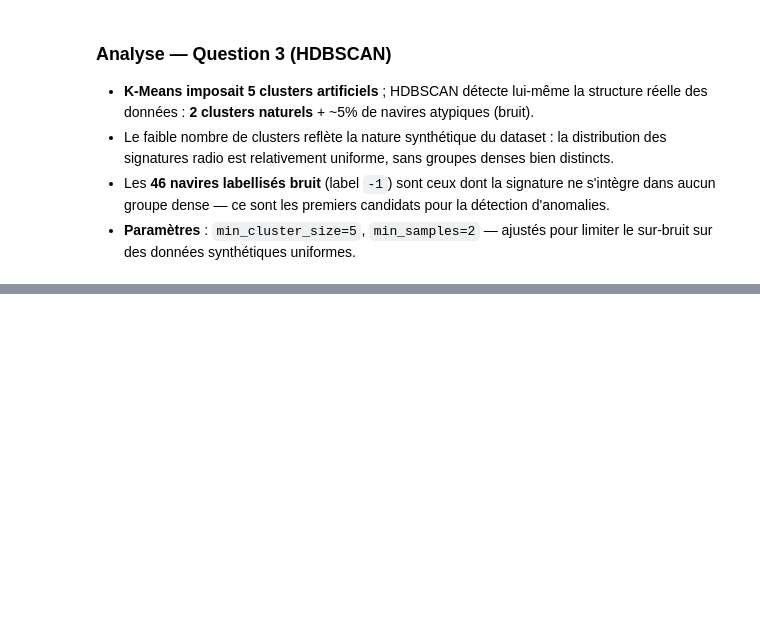
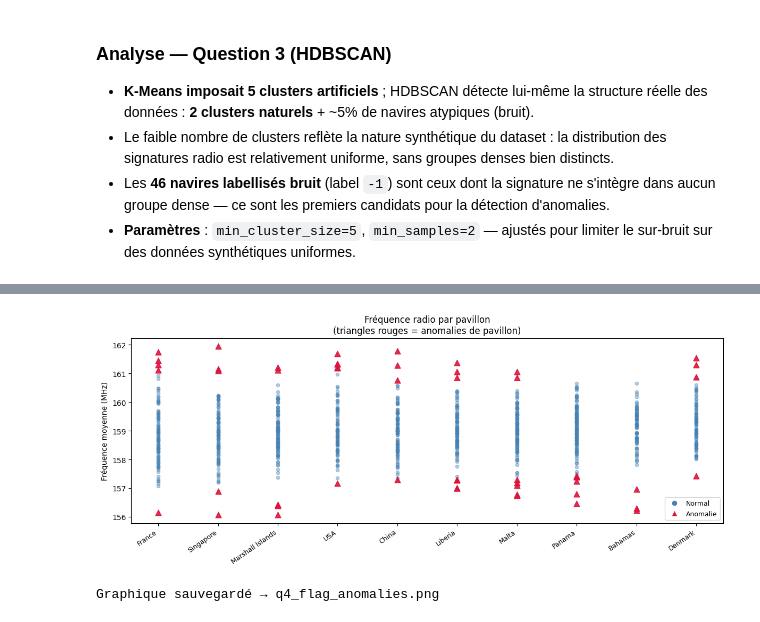
Before and after one commit to nemily-A7/hackathon, a Jupyter notebook: work/solutions_generalisation.ipynb, the cells around one changed output, grey strips where cells are left out. Drawn from its saved outputs; the diff is of its cells as text; code cells hidden in the pictures; blank space fills up the shorter version.

```diff
--- a/work/solutions_generalisation.ipynb
+++ b/work/solutions_generalisation.ipynb
@@ -271,0 +276,11 @@ Taux suspects dans le bruit       : 43.5%  (vs 49.1% global)
+# %%
+# Profils radio par pavillon (fréquence typique par flag)
+profiles = pd.read_csv(f'{OUTPUT_DIR}/ship_radio_profiles.csv')
+
+flag_stats = (profiles.groupby('flag')['mean_frequency']
+              .agg(flag_freq_mean='mean', flag_freq_std='std')
+              .reset_index())
+flag_stats['flag_freq_std'] = flag_stats['flag_freq_std'].fillna(0)
+
+print('Fréquence typique par pavillon (top 10 std) :')
+print(flag_stats.sort_values('flag_freq_std', ascending=False).head(10).to_string(index=False))
@@ -271,0 +348,35 @@ Taux suspects dans le bruit       : 43.5%  (vs 49.1% global)
+# %%
+# Visualisation : fréquence par pavillon avec anomalies surlignées
+top_flags = profiles['flag'].value_counts().head(12).index
+data_plot = profiles[profiles['flag'].isin(top_flags)].copy()
+data_plot['is_anomaly'] = data_plot['mmsi'].isin(flag_anomalies['mmsi'])
+
+fig, ax = plt.subplots(figsize=(12, 5))
+flag_order = (data_plot.groupby('flag')['mean_frequency']
+              .median().sort_values().index)
+
+for flag in flag_order:
+    subset = data_plot[data_plot['flag'] == flag]
+    normal  = subset[~subset['is_anomaly']]
+    anomaly = subset[subset['is_anomaly']]
+    x = list(flag_order).index(flag)
+    ax.scatter([x]*len(normal),  normal['mean_frequency'],  alpha=0.4, s=20, c='steelblue')
+    ax.scatter([x]*len(anomaly), anomaly['mean_frequency'], alpha=0.9, s=60, c='crimson',
+               marker='^', zorder=5)
+
+ax.set_xticks(range(len(flag_order)))
+ax.set_xticklabels(flag_order, rotation=35, ha='right', fontsize=9)
+ax.set_ylabel('Fréquence moyenne (MHz)')
+ax.set_title('Fréquence radio par pavillon\n(triangles rouges = anomalies de pavillon)')
+from matplotlib.lines import Line2D
+ax.legend(handles=[
+    Line2D([0],[0], marker='o', color='w', markerfacecolor='steelblue', markersize=8, label='Normal'),
+    Line2D([0],[0], marker='^', color='w', markerfacecolor='crimson',   markersize=8, label='Anomalie')
+], fontsize=9)
+plt.tight_layout()
+plt.savefig(f'{OUTPUT_DIR}/q4_flag_anomalies.png', dpi=120)
+plt.show()
+print('Graphique sauvegardé → q4_flag_anomalies.png')
+# %% [output]
+[figure, added]
+Graphique sauvegardé → q4_flag_anomalies.png
```
Also changed, not shown: parts of 4 cells of this notebook, 1 other file.
